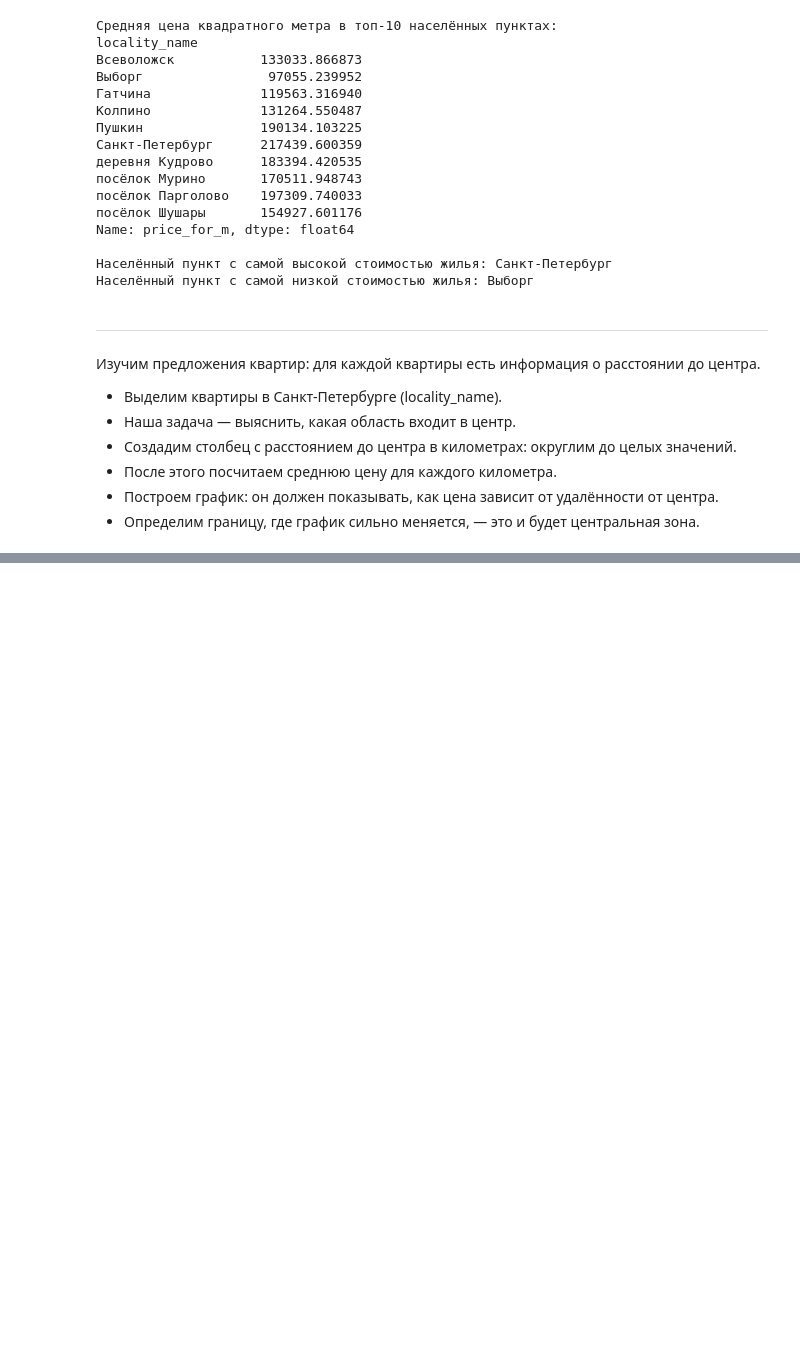
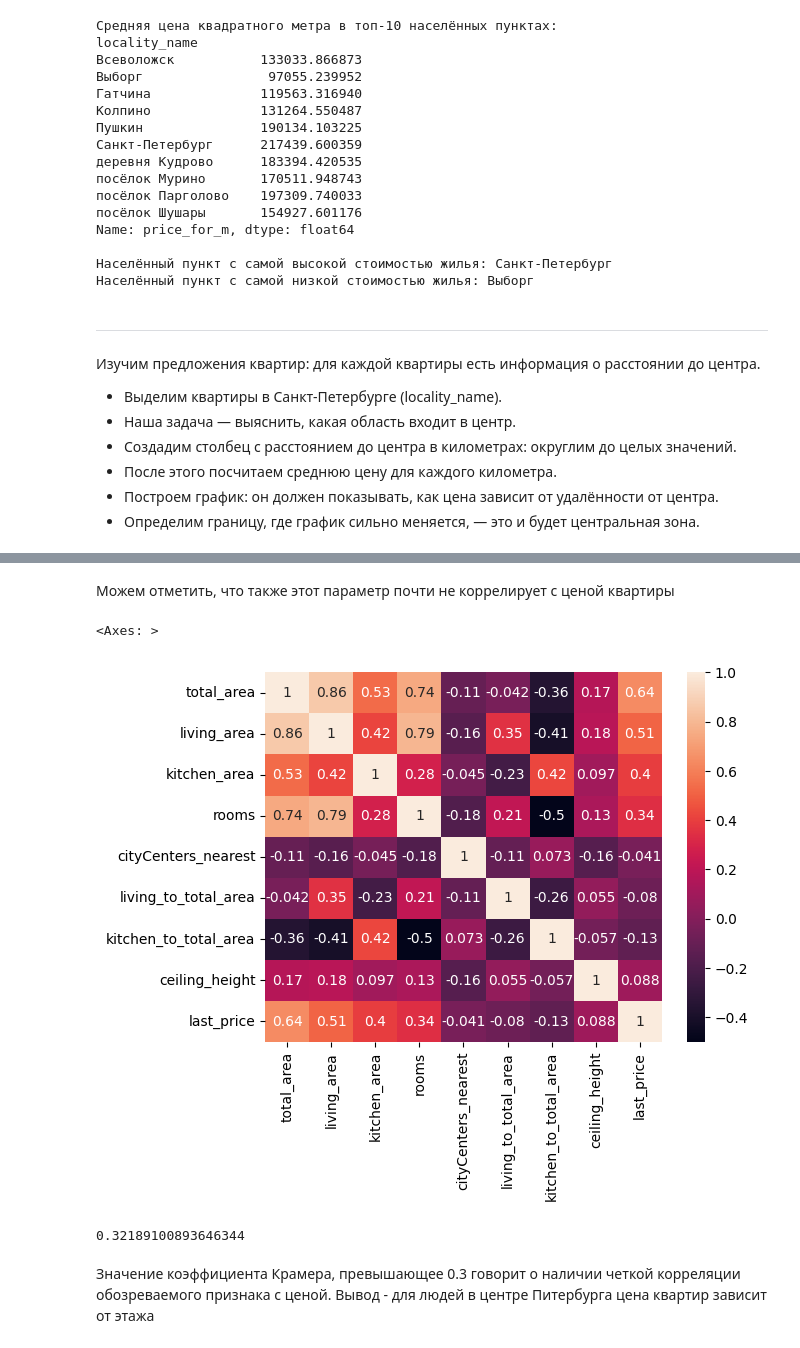
Before and after one commit to hactac9i/-----------------_------, a Jupyter notebook: real_estate_data.ipynb, the cells around one changed output, grey strips where cells are left out. Drawn from its saved outputs; the diff is of its cells as text; code cells hidden in the pictures; blank space fills up the shorter version.

Commit message:
total finish

```diff
--- a/real_estate_data.ipynb
+++ b/real_estate_data.ipynb
@@ -658,0 +716,23 @@ ValueError: Date ordinal -38150000.0 converts to -102482-11-07T00:00:00.000000 (
+# %% [markdown]
+Можем отметить, что также этот параметр почти не коррелирует с ценой квартиры
+# %%
+corr_list = ['total_area','living_area','kitchen_area','rooms','cityCenters_nearest','living_to_total_area','kitchen_to_total_area','ceiling_height','last_price']
+corr_matrix = StP[corr_list].corr()
+sns.heatmap(corr_matrix, annot=True)
+# %% [output]
+<Axes: >
+[figure, added]
+# %%
+# и напоследок проанализируем, есть ли корреляция между этажом и ценой
+
+
+# Создаем таблицу сопряженности
+table = pd.crosstab(StP['floor'], StP['last_price'])
+
+# Рассчитываем коэффициент корреляции Крамера
+cramer_v = ss.chi2_contingency(table)[0] / (table.sum().sum() * (min(table.shape)-1))
+cramer_v
+# %% [output]
+0.32189100893646344
+# %% [markdown]
+Значение коэффициента Крамера, превышающее 0.3 говорит о наличии четкой корреляции обозреваемого признака с ценой. Вывод - для людей в центре Питербурга цена квартир зависит от этажа
```
Also changed, not shown: parts of 16 cells of this notebook.
